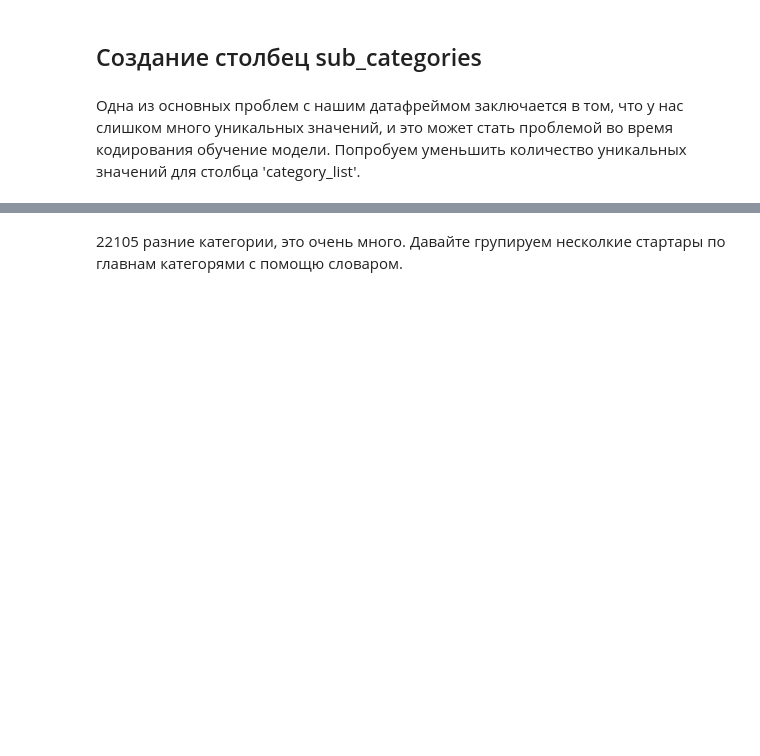
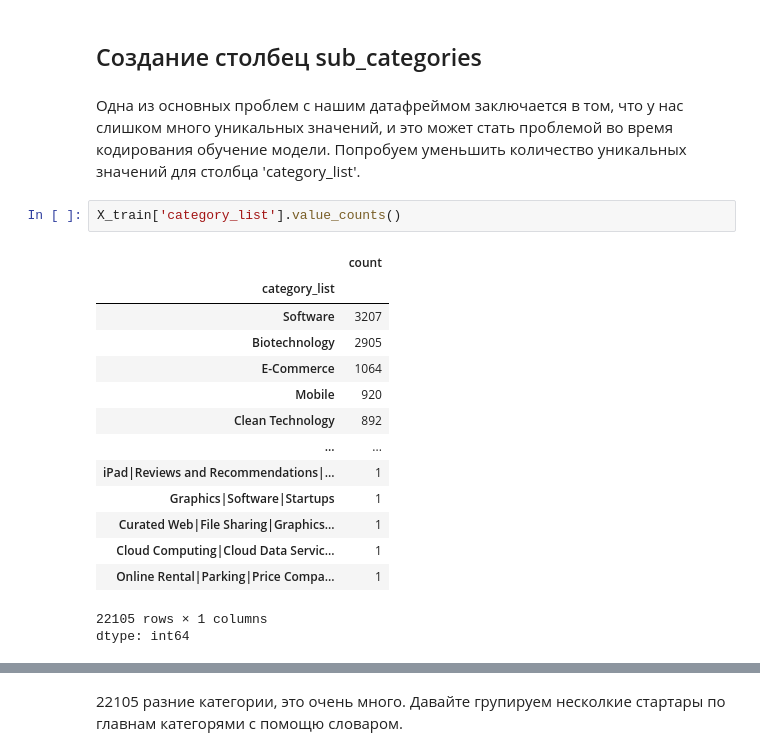
Before and after one commit to Regis739/startups_project_rep, a Jupyter notebook: startups_project.ipynb, the cells around one changed output, grey strips where cells are left out. Saved outputs shown, nothing was run; the diff lists cells and outputs as text; blank space fills up the shorter version.

```diff
--- a/startups_project.ipynb
+++ b/startups_project.ipynb
@@ -458,5 +703,23 @@ X_test.loc[cities_count_index_test, 'cities'] = 'misc.'
 ## Создание столбец sub_categories
 # %% [markdown]
 Одна из основных проблем с нашим датафреймом заключается в том, что у нас слишком много уникальных значений, и это может стать проблемой во время кодирования обучение модели. Попробуем уменьшить количество уникальных значений для столбца 'category_list'.
+# %%
+X_train['category_list'].value_counts()
+# %% [output]
+|  | count |
+| category_list |  |
+| Software | 3207 |
+| Biotechnology | 2905 |
+| E-Commerce | 1064 |
+| Mobile | 920 |
+| Clean Technology | 892 |
+| ... | ... |
+| iPad|Reviews and Recommendations|... | 1 |
+| Graphics|Software|Startups | 1 |
+| Curated Web|File Sharing|Graphics... | 1 |
+| Cloud Computing|Cloud Data Servic... | 1 |
+| Online Rental|Parking|Price Compa... | 1 |
+22105 rows × 1 columns
+dtype: int64
 # %%
 len(X_train['category_list'].value_counts())
```
Also changed, not shown: parts of 121 cells of this notebook, 1 other file.
